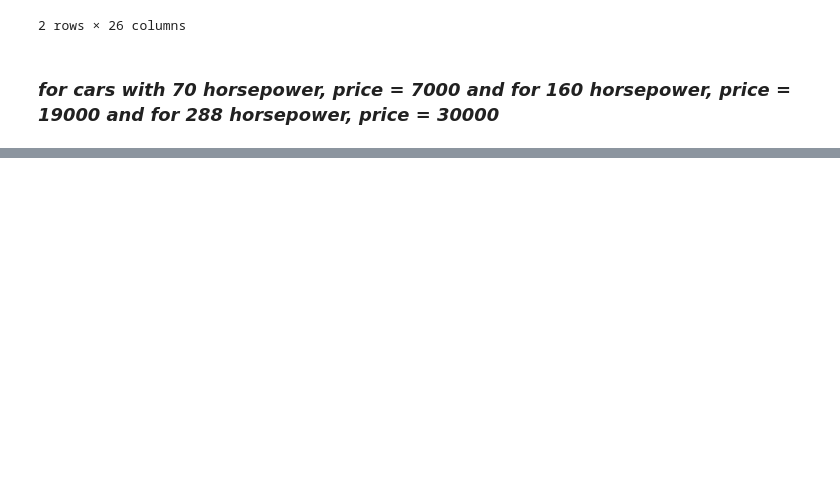
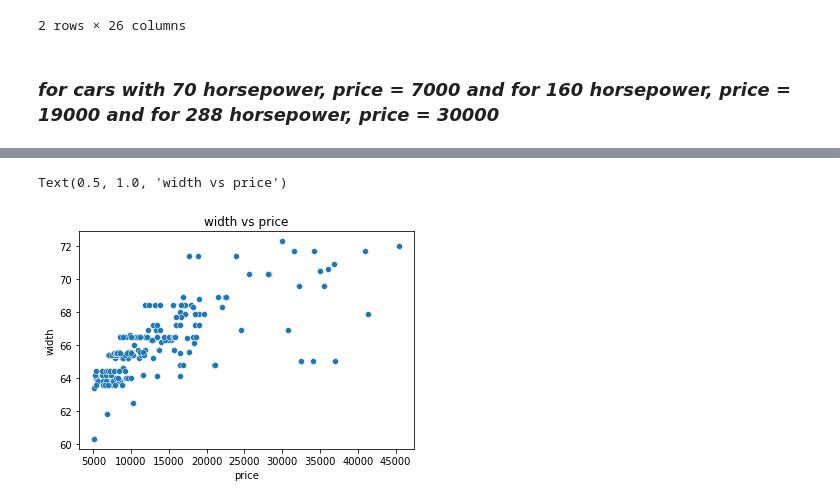
Before and after one commit to ghanalk1/Automobile-Price-Prediction, a Jupyter notebook: Automobile_Price_Prediction.ipynb, the cells around one changed output, grey strips where cells are left out. Cells and saved outputs as stored; diff of their text form; code cells hidden in the pictures; blank space fills up the shorter version.

```diff
--- a/Automobile_Price_Prediction.ipynb
+++ b/Automobile_Price_Prediction.ipynb
@@ -227,0 +323,7 @@ auto['price'] = auto['price'].astype(int)
+# %%
+# price variation wrt width
+sns.scatterplot(data=auto, x='price', y='width')
+plt.title('width vs price')
+# %% [output]
+Text(0.5, 1.0, 'width vs price')
+[figure, added]
```
Also changed, not shown: parts of 42 cells of this notebook.
